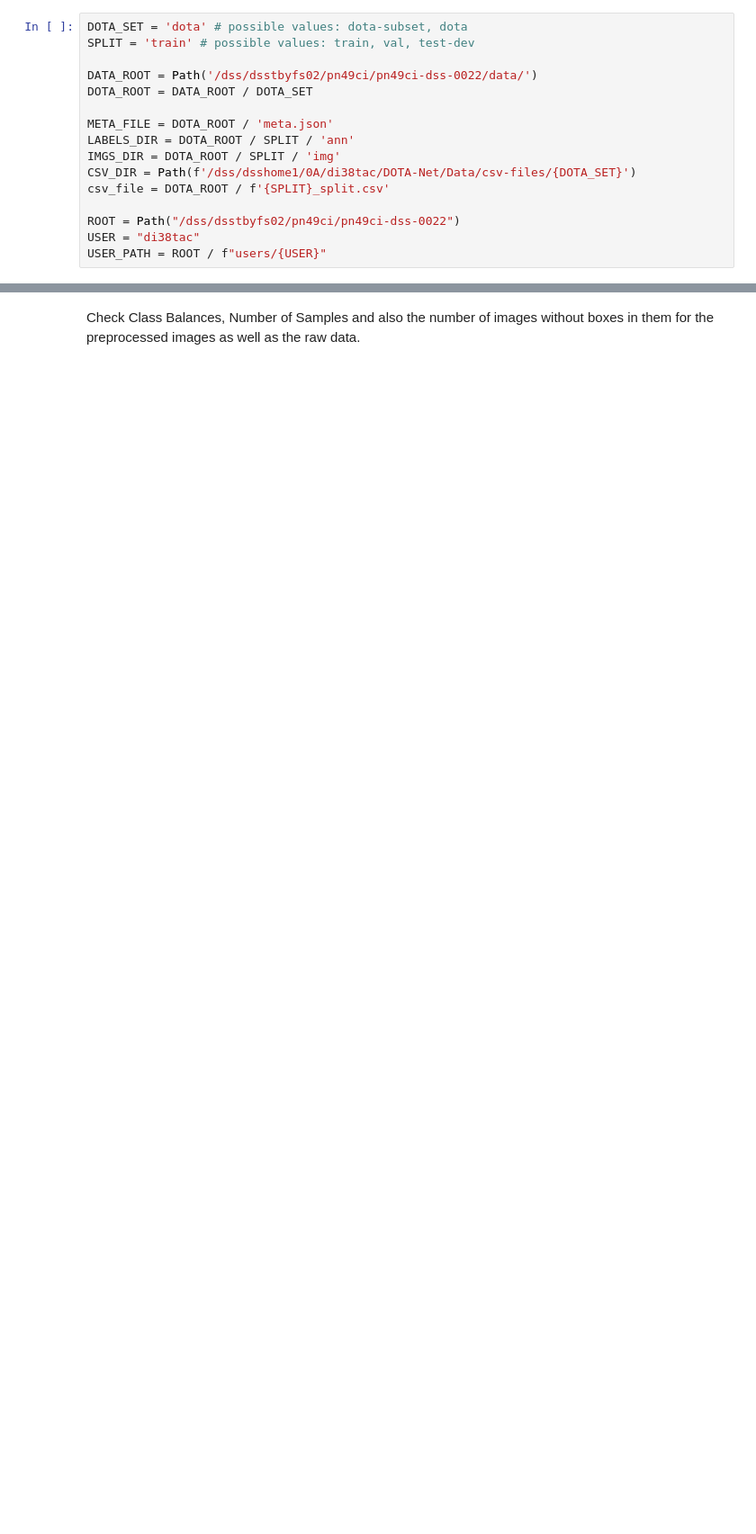
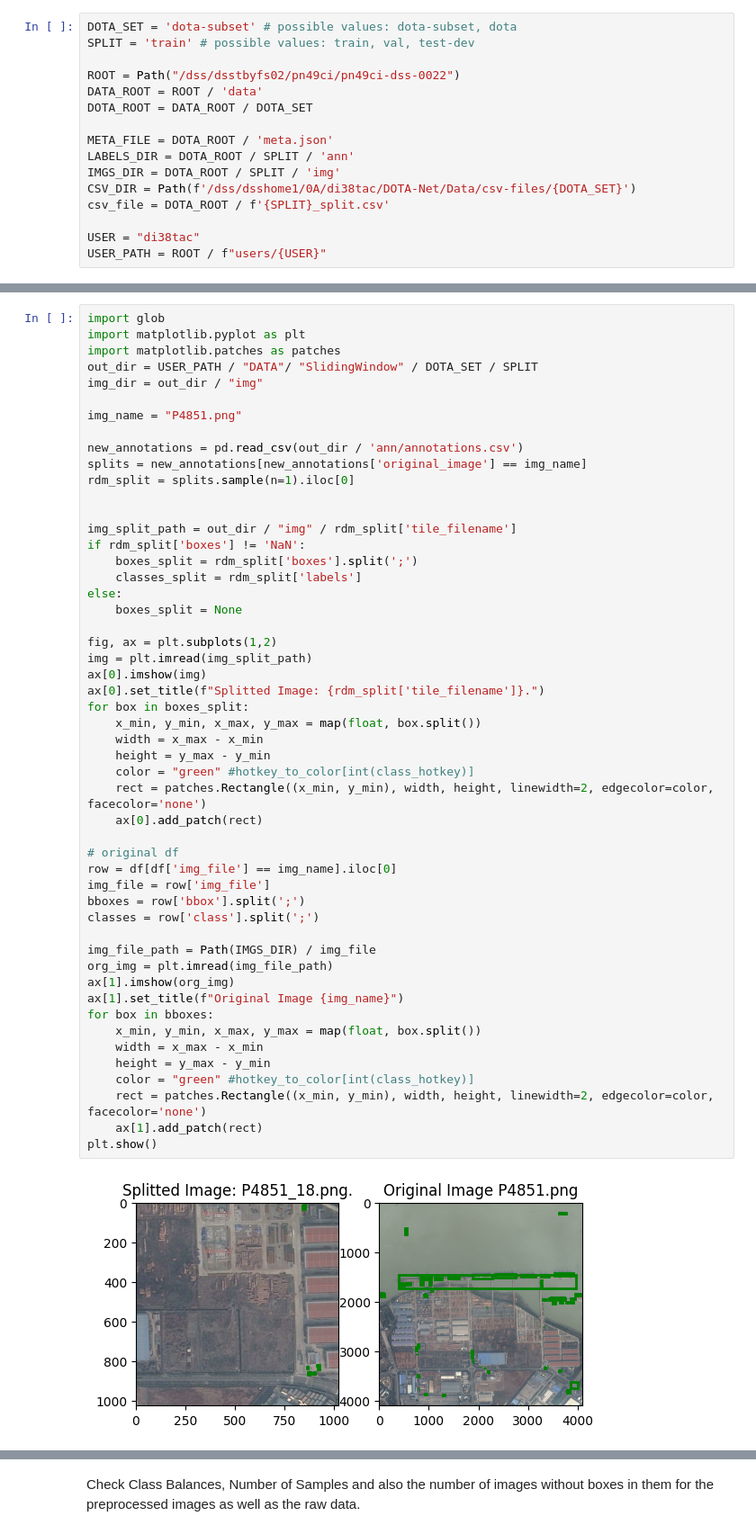
Before and after one commit to Siedrid/DOTA-Net, a Jupyter notebook: code/01-DOTA_explore_Dataset.ipynb, the cells around one changed output, grey strips where cells are left out. Shown at 90% size. Drawn from its saved outputs; the diff is of its cells as text; blank space fills up the shorter version.

Commit message:
preprocessing dota with visualizations, and model pipeline works

```diff
--- a/code/01-DOTA_explore_Dataset.ipynb
+++ b/code/01-DOTA_explore_Dataset.ipynb
@@ -26,10 +26,11 @@ sys.path.append('/dss/dsshome1/0A/di38tac/DOTA-Net/code')
 from utils.dataset import DOTA_DATASET_v2, plot_image_with_boxes
 from utils.training import train, validate
 # %%
-DOTA_SET = 'dota' # possible values: dota-subset, dota
+DOTA_SET = 'dota-subset' # possible values: dota-subset, dota
 SPLIT = 'train' # possible values: train, val, test-dev
 
-DATA_ROOT = Path('/dss/dsstbyfs02/pn49ci/pn49ci-dss-0022/data/')
+ROOT = Path("/dss/dsstbyfs02/pn49ci/pn49ci-dss-0022")
+DATA_ROOT = ROOT / 'data'
 DOTA_ROOT = DATA_ROOT / DOTA_SET
 
 META_FILE = DOTA_ROOT / 'meta.json'
@@ -38,7 +39,6 @@ IMGS_DIR = DOTA_ROOT / SPLIT / 'img'
 CSV_DIR = Path(f'/dss/dsshome1/0A/di38tac/DOTA-Net/Data/csv-files/{DOTA_SET}')
 csv_file = DOTA_ROOT / f'{SPLIT}_split.csv'
 
-ROOT = Path("/dss/dsstbyfs02/pn49ci/pn49ci-dss-0022")
 USER = "di38tac"
 USER_PATH = ROOT / f"users/{USER}"
 # %%
@@ -68,2 +75,55 @@ preprocess_dota_dataset(
+# %%
+import glob
+import matplotlib.pyplot as plt
+import matplotlib.patches as patches
+out_dir = USER_PATH / "DATA"/ "SlidingWindow" / DOTA_SET / SPLIT
+img_dir = out_dir / "img"
+
+img_name = "P4851.png"
+
+new_annotations = pd.read_csv(out_dir / 'ann/annotations.csv')
+splits = new_annotations[new_annotations['original_image'] == img_name]
+rdm_split = splits.sample(n=1).iloc[0]
+
+
+img_split_path = out_dir / "img" / rdm_split['tile_filename']
+if rdm_split['boxes'] != 'NaN':
+    boxes_split = rdm_split['boxes'].split(';')
+    classes_split = rdm_split['labels']
+else:
+    boxes_split = None
+
+fig, ax = plt.subplots(1,2)
+img = plt.imread(img_split_path)
+ax[0].imshow(img)
+ax[0].set_title(f"Splitted Image: {rdm_split['tile_filename']}.")
+for box in boxes_split:
+    x_min, y_min, x_max, y_max = map(float, box.split())
+    width = x_max - x_min
+    height = y_max - y_min
+    color = "green" #hotkey_to_color[int(class_hotkey)]
+    rect = patches.Rectangle((x_min, y_min), width, height, linewidth=2, edgecolor=color, facecolor='none')
+    ax[0].add_patch(rect)
+
+# original df
+row = df[df['img_file'] == img_name].iloc[0]
+img_file = row['img_file']
+bboxes = row['bbox'].split(';')
+classes = row['class'].split(';')
+
+img_file_path = Path(IMGS_DIR) / img_file
+org_img = plt.imread(img_file_path)
+ax[1].imshow(org_img)
+ax[1].set_title(f"Original Image {img_name}")
+for box in bboxes:
+    x_min, y_min, x_max, y_max = map(float, box.split())
+    width = x_max - x_min
+    height = y_max - y_min
+    color = "green" #hotkey_to_color[int(class_hotkey)]
+    rect = patches.Rectangle((x_min, y_min), width, height, linewidth=2, edgecolor=color, facecolor='none')
+    ax[1].add_patch(rect)
+plt.show()
+# %% [output]
+[figure, added]
 # %%
 from utils.dataset import DOTA_preprocessed
```
Also changed, not shown: parts of 7 cells of this notebook, 3 other files.
